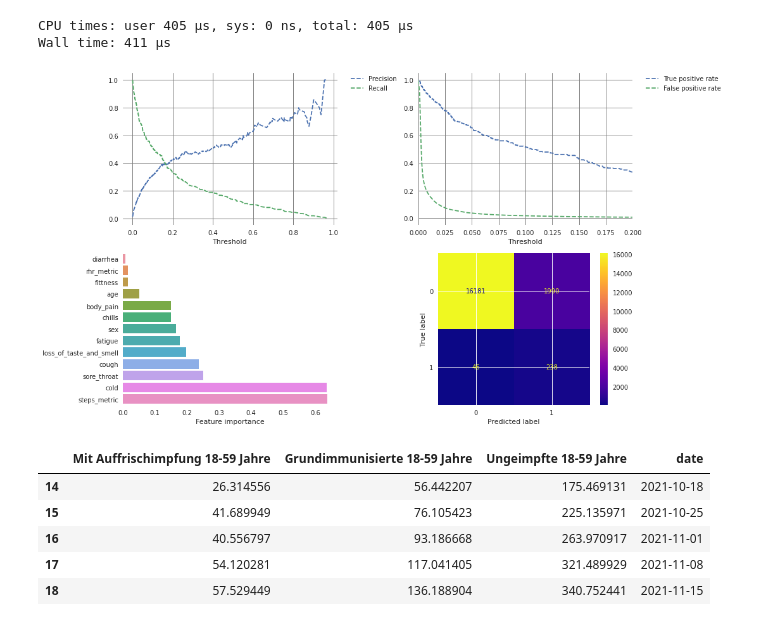
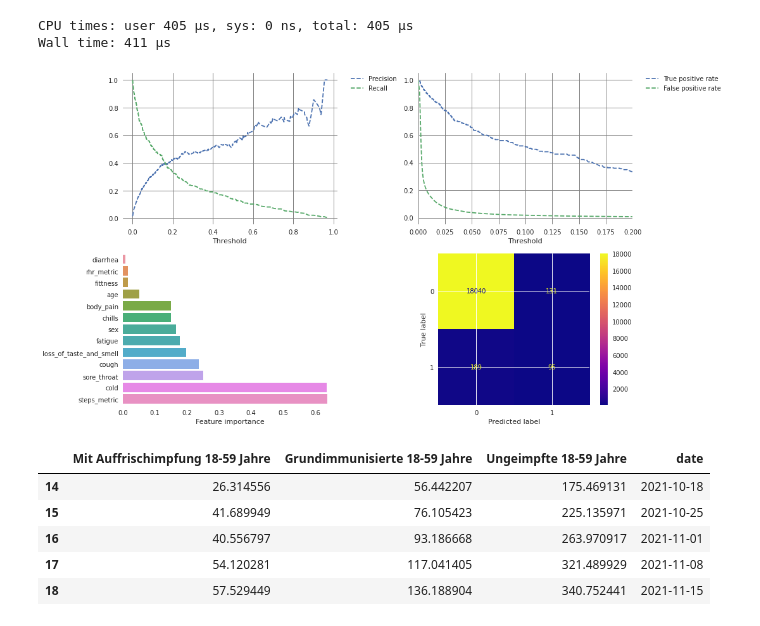
Before and after one commit to jakobkolb/ml-covid-nowcasting, a Jupyter notebook: Detection model (logistic regression)/Detection model (Logistic regression).ipynb, the cells around one changed output. Saved outputs shown, nothing was run; the diff lists cells and outputs as text; code cells hidden in the pictures.

```diff
--- a/Detection model (logistic regression)/Detection model (Logistic regression).ipynb
+++ b/Detection model (logistic regression)/Detection model (Logistic regression).ipynb
@@ -280,35 +280,35 @@ def plot_precision_recall_vs_thresholds(ax, classifier, X_test):
     ax.set_xlabel("Threshold")
     ax.legend(bbox_to_anchor=(1.05, 1), loc='upper left', borderaxespad=0.)
     ax.grid(visible=True, which="both", axis="both", color='gray', linestyle='-', linewidth=1)
 
 def plot_roc_vs_threshold(ax, classifier, X_test):
     proba = classifier.predict_proba(X_test)
     false_positive_rate, true_positive_rate, thresholds = roc_curve(y_test, proba.T[1])
     ax.plot(thresholds, true_positive_rate, "--", label="True positive rate")
     ax.plot(thresholds, false_positive_rate, "--", label="False positive rate")
     ax.set_xlabel("Threshold")
     ax.legend(bbox_to_anchor=(1.05, 1), loc='upper left', borderaxespad=0.)
     ax.grid(visible=True, which="both", axis="both", color='gray', linestyle='-', linewidth=1)
     ax.set_xlim([0, 0.2])
 
 with plt.style.context('seaborn'):
     plt.rcParams.update({
     "figure.facecolor":  (1.0, 1.0, 1.0, 0.3),  # white   with alpha = 30%
     "axes.facecolor":    (1.0, 1.0, 1.0, 0.5),  # white with alpha = 50%
     "savefig.facecolor": (1.0, 1.0, 1.0, 0.2),  # white  with alpha = 20%
 })
     fig, axes = plt.subplots(ncols=2, nrows=2, figsize=(15, 8))
 
     plot_precision_recall_vs_thresholds(axes[0][0], pipeline, X_test)
     plot_roc_vs_threshold(axes[0][1], pipeline, X_test)
     plot_feature_importance(axes[1][0], pipeline, feature_names)
-    plot_confusion_matrix_with_threshold(axes[1][1], pipeline, X_test, 0.017)
+    plot_confusion_matrix_with_threshold(axes[1][1], pipeline, X_test, 0.2)
 
     fig.tight_layout()
 
     fig.savefig('model_metrics.png')
 # %% [output]
-[figure, old version]
+[figure, new version]
 # %%
 cleaned_features = feature_data.dropna(axis=0, subset=feature_names)
 # %%
```
Also changed, not shown: parts of 1 cell of this notebook, 7 other files.
